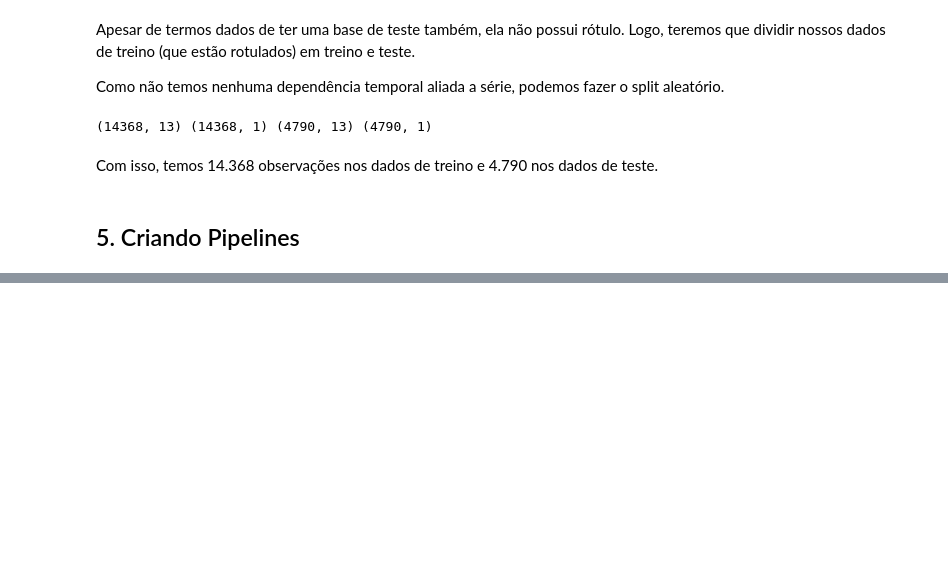
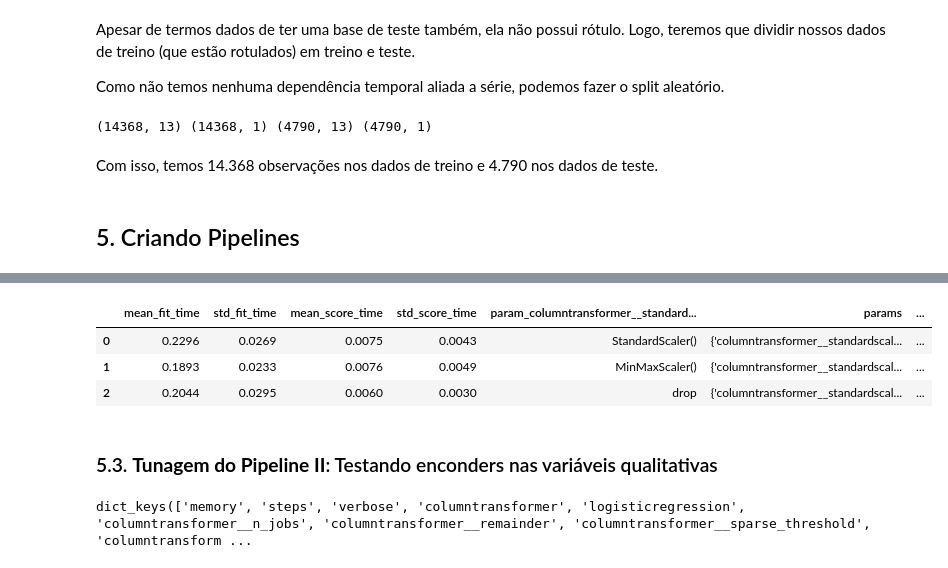
Before and after one commit to barbosarafael/sklearn_pipelines_examples, a Jupyter notebook: notebook/1.0.not_apply_sk_pipeline.ipynb, the cells around one changed output, grey strips where cells are left out. Cells and saved outputs as stored; diff of their text form; code cells hidden in the pictures; blank space fills up the shorter version.

```diff
--- a/notebook/1.0.not_apply_sk_pipeline.ipynb
+++ b/notebook/1.0.not_apply_sk_pipeline.ipynb
@@ -206,0 +127,7 @@ array([       nan, 0.77561247,        nan, 0.78758352])
+# %%
+ct = make_column_transformer(
+    (ohe, categorical_features),
+    (scaler, numeric_features),
+    remainder = "drop")
+
+ct
@@ -206,0 +143,4 @@ array([       nan, 0.77561247,        nan, 0.78758352])
+# %%
+final_pipeline = make_pipeline(ct, log_reg)
+
+final_pipeline.fit(x_train, y_train.values.ravel())
@@ -212,0 +202,15 @@ Apesar de todas essas `warnings`, ele quis dizer que não encontrou uma observa
+# %%
+results = pd.DataFrame(grid.cv_results_)
+
+results.sort_values("rank_test_score").round(4)
+# %% [output]
+|  | mean_fit_time | std_fit_time | mean_score_time | std_score_time | param_columntransformer__standard... | params | ... |
+| 0 | 0.2296 | 0.0269 | 0.0075 | 0.0043 | StandardScaler() | {'columntransformer__standardscal... | ... |
+| 1 | 0.1893 | 0.0233 | 0.0076 | 0.0049 | MinMaxScaler() | {'columntransformer__standardscal... | ... |
+| 2 | 0.2044 | 0.0295 | 0.0060 | 0.0030 | drop | {'columntransformer__standardscal... | ... |
+# %% [markdown]
+### 5.3. **Tunagem do Pipeline II**: Testando enconders nas variáveis qualitativas
+# %%
+final_pipeline.get_params().keys()
+# %% [output]
+dict_keys(['memory', 'steps', 'verbose', 'columntransformer', 'logisticregression', 'columntransformer__n_jobs', 'columntransformer__remainder', 'columntransformer__sparse_threshold', 'columntransform ...
```
Also changed, not shown: parts of 35 cells of this notebook.
